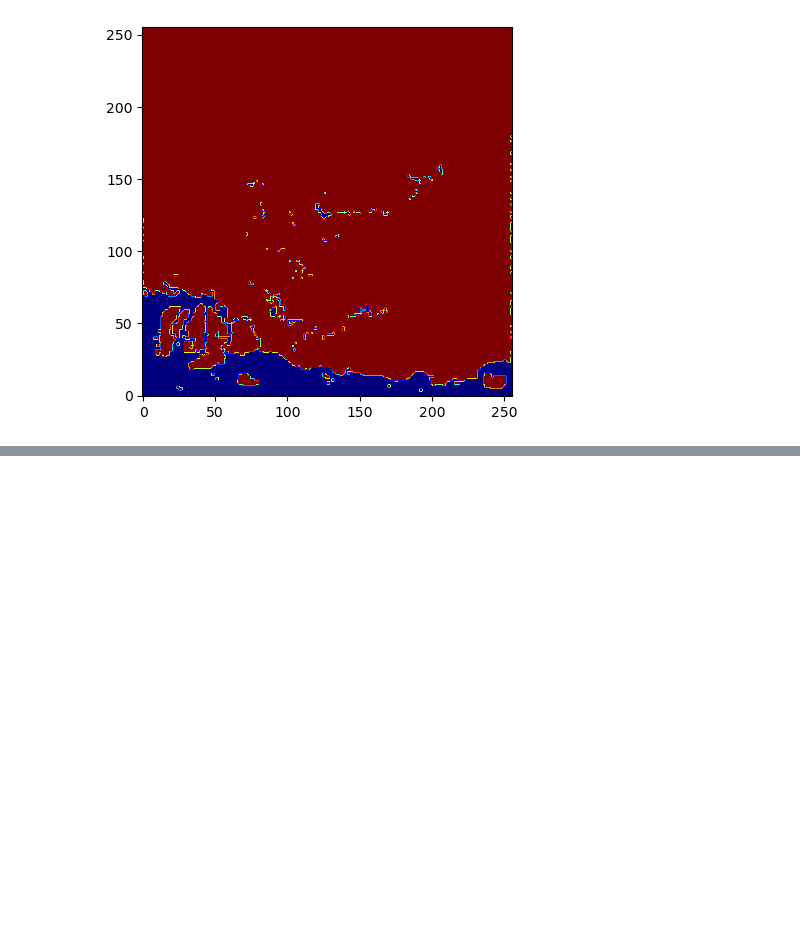
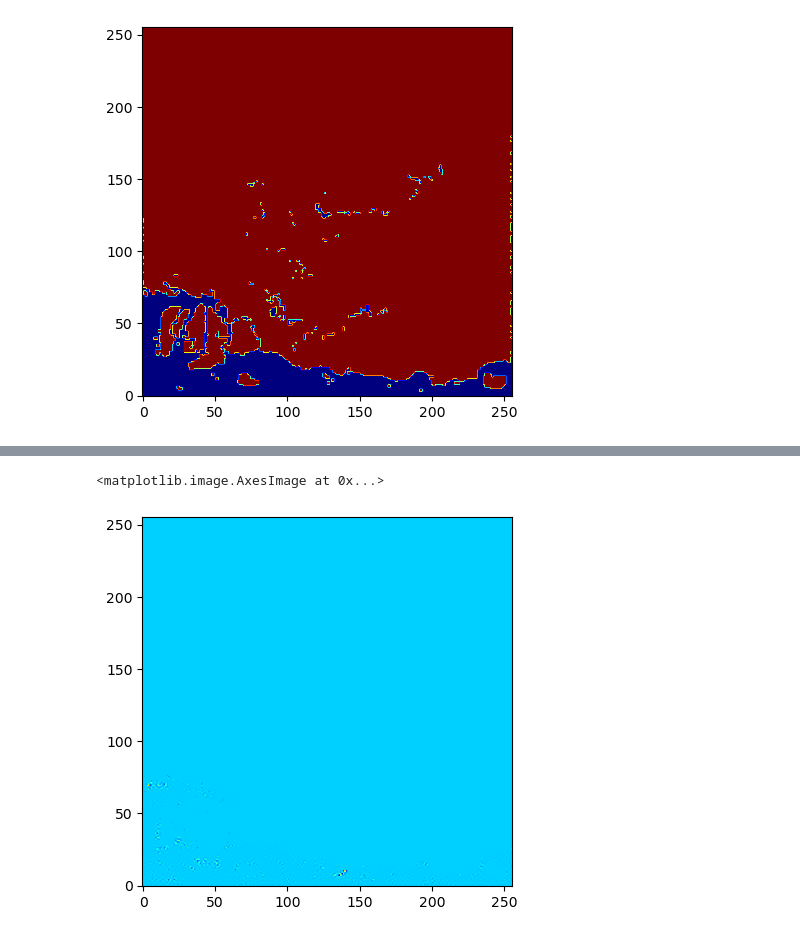
Before and after one commit to kai-lan/MLPCG, a Jupyter notebook: denoise.ipynb, the cells around one changed output, grey strips where cells are left out. Saved outputs shown, nothing was run; the diff lists cells and outputs as text; code cells hidden in the pictures; blank space fills up the shorter version.

```diff
--- a/denoise.ipynb
+++ b/denoise.ipynb
@@ -44,3 +44,10 @@ len(np.argwhere(rhs ==0)), len(np.argwhere(rhs_denoised == 0))
+# %%
+x = np.random.rand(N*N)
+y = A @ rhs_denoised
+plt.imshow(y.reshape(N, N).T , origin='lower', cmap='jet', vmax = y.max(), vmin=y.min())
+# %% [output]
+<matplotlib.image.AxesImage at 0x...>
+[figure, added]
 # %%
 num_ritz_vectors = 800
 
```
Also changed, not shown: parts of 4 cells of this notebook, 3 other files.
